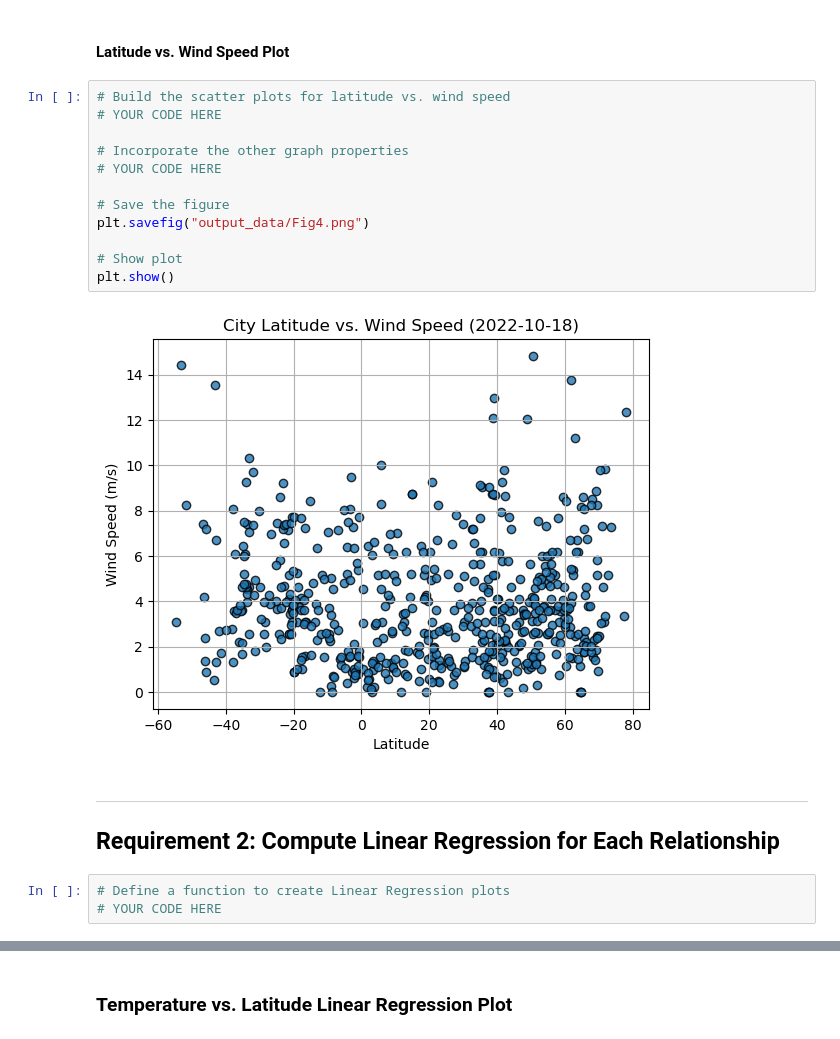
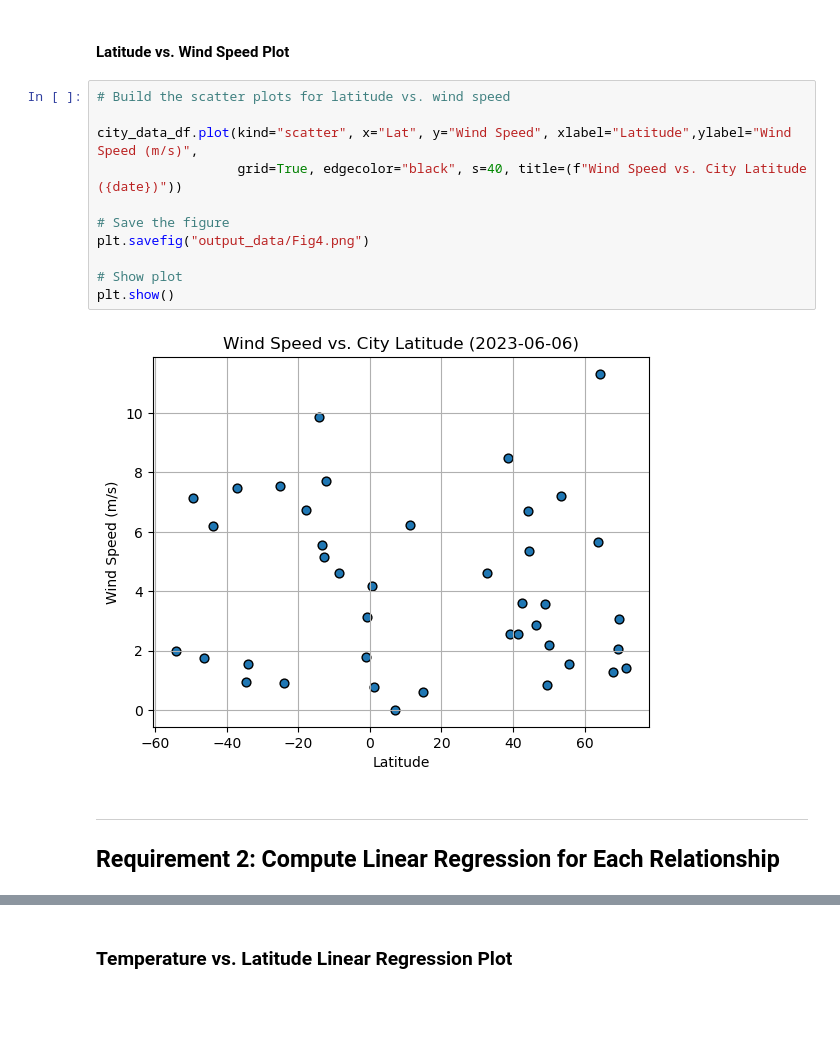
Before and after one commit to laurajanefaulds/API_challenge, a Jupyter notebook: ljf_code/WeatherPyLF.ipynb, the cells around one changed output, grey strips where cells are left out. Cells and saved outputs as stored; diff of their text form; blank space fills up the shorter version.

Commit message:
up to and including function

```diff
--- a/ljf_code/WeatherPyLF.ipynb
+++ b/ljf_code/WeatherPyLF.ipynb
@@ -249,22 +243,18 @@ plt.show()
 #### Latitude vs. Wind Speed Plot
 # %%
 # Build the scatter plots for latitude vs. wind speed
-# YOUR CODE HERE
 
-# Incorporate the other graph properties
-# YOUR CODE HERE
+city_data_df.plot(kind="scatter", x="Lat", y="Wind Speed", xlabel="Latitude",ylabel="Wind Speed (m/s)",
+                  grid=True, edgecolor="black", s=40, title=(f"Wind Speed vs. City Latitude ({date})"))
 
 # Save the figure
 plt.savefig("output_data/Fig4.png")
 
 # Show plot
 plt.show()
 # %% [output]
-[figure, old version]
+[figure, new version]
 # %% [markdown]
 ---
 
 ## Requirement 2: Compute Linear Regression for Each Relationship
-# %%
-# Define a function to create Linear Regression plots
-# YOUR CODE HERE
```
Also changed, not shown: parts of 13 cells of this notebook, 6 other files.
